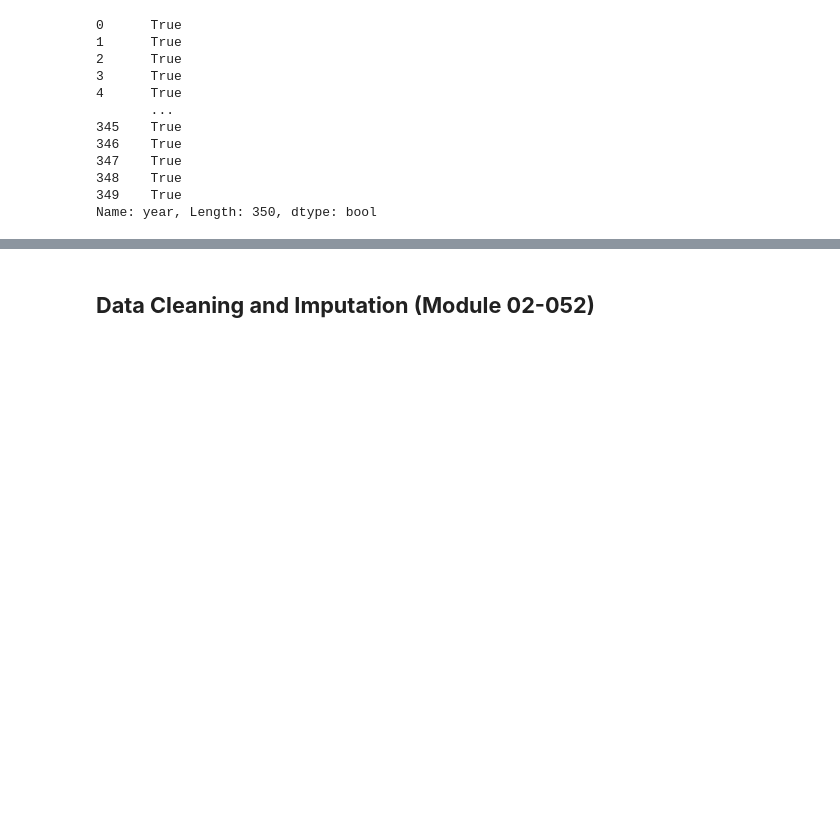
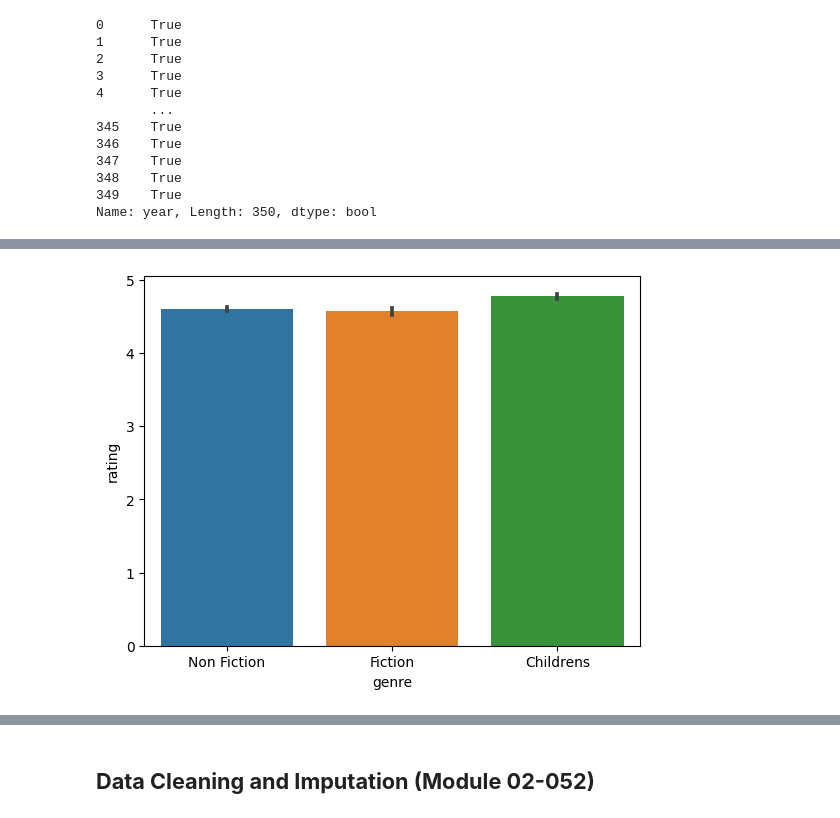
Before and after one commit to mcabas/Datacamp_Notebook, a Jupyter notebook: DataCamp.Course_052_Exploratory Data Analysis in Python.ipynb, the cells around one changed output, grey strips where cells are left out. Cells and saved outputs as stored; diff of their text form; code cells hidden in the pictures; blank space fills up the shorter version.

```diff
--- a/DataCamp.Course_052_Exploratory Data Analysis in Python.ipynb
+++ b/DataCamp.Course_052_Exploratory Data Analysis in Python.ipynb
@@ -350,0 +491,5 @@ Name: genre, Length: 350, dtype: bool
+# %%
+sns.barplot(data=books, x="genre", y="rating")
+plt.show()
+# %% [output]
+[figure, added]
```
Also changed, not shown: parts of 37 cells of this notebook, 3 other files.
